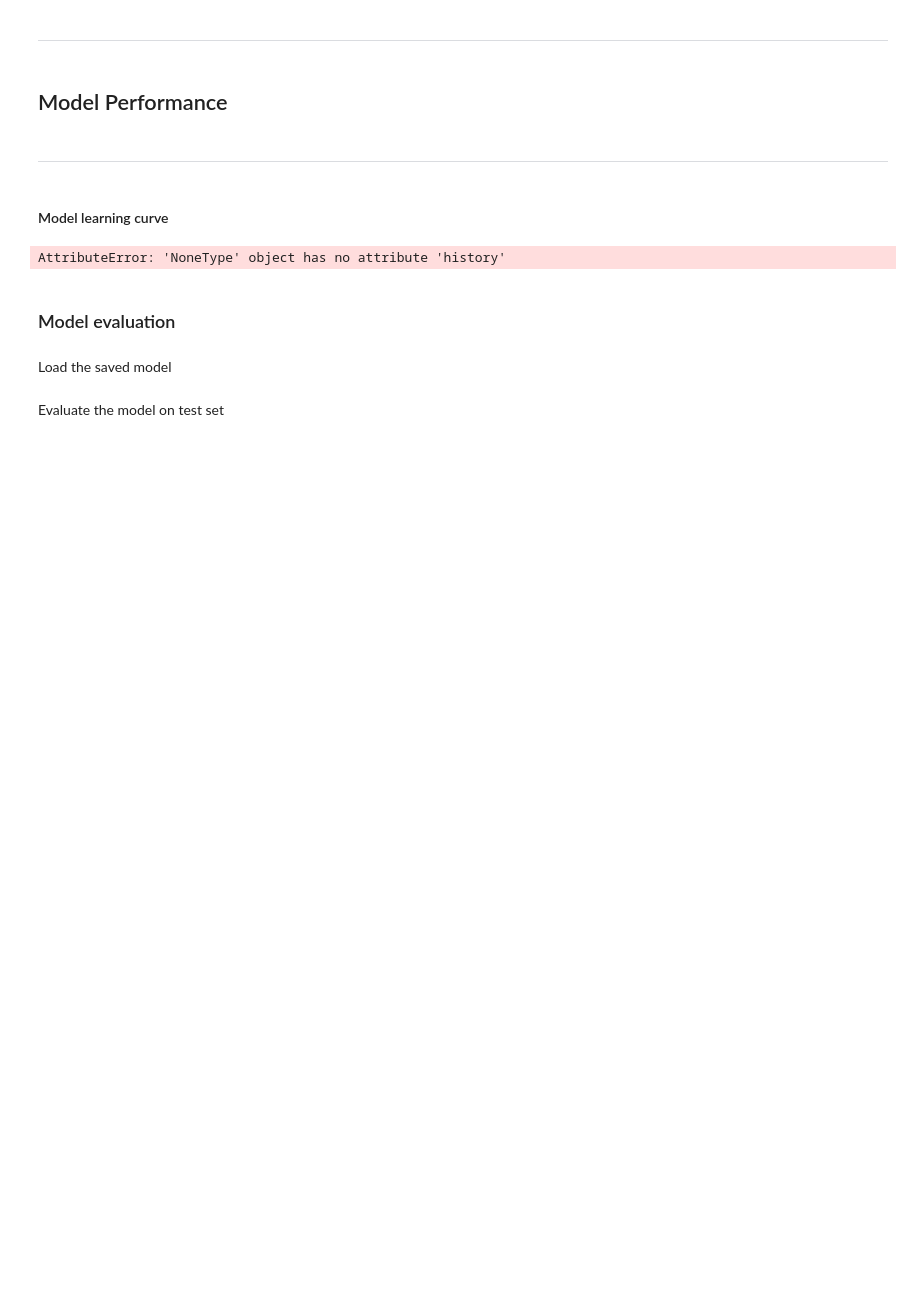
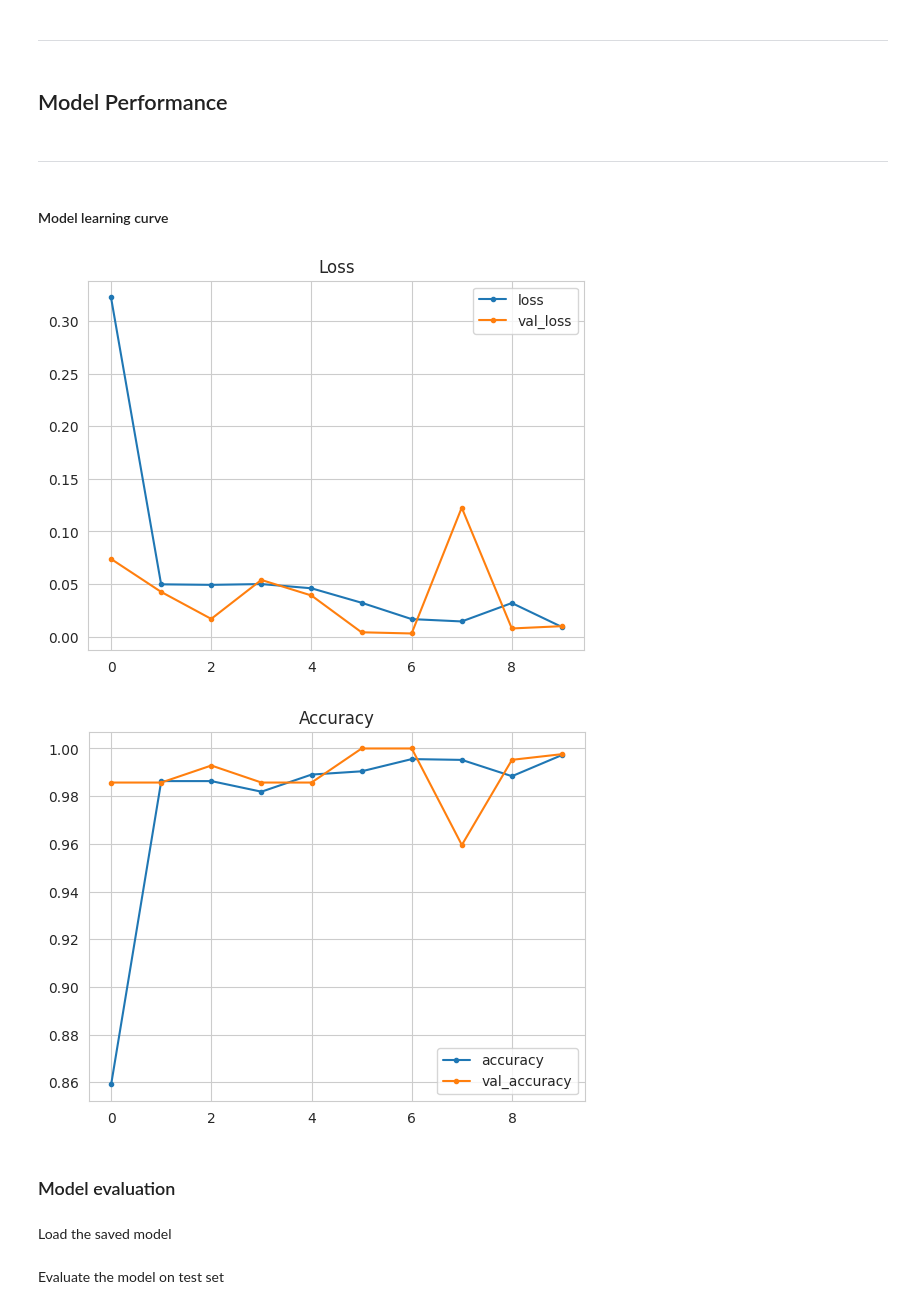
Before and after one commit to Renwar-P/cherry-leaves, a Jupyter notebook: jupyter_notebooks/Modelling and Evaluating.ipynb, the cells around one changed output. Drawn from its saved outputs; the diff is of its cells as text; code cells hidden in the pictures; blank space fills up the shorter version.

```diff
--- a/jupyter_notebooks/Modelling and Evaluating.ipynb
+++ b/jupyter_notebooks/Modelling and Evaluating.ipynb
@@ -357,24 +365,24 @@ INFO:tensorflow:Assets written to: outputs/v1/cherry-leaves-model-h2/assets
 # %% [markdown]
 #### Model learning curve
 # %%
-model = create_tf_model()
 losses = pd.DataFrame(model.history.history)
 
-sns.set_style("darkgrid")
+sns.set_style("whitegrid")
 losses[['loss', 'val_loss']].plot(style='.-')
 plt.title("Loss")
 plt.savefig(f'{file_path}/model_training_losses.png',
             bbox_inches='tight', dpi=150)
 plt.show()
 
 print("\n")
 losses[['accuracy', 'val_accuracy']].plot(style='.-')
 plt.title("Accuracy")
 plt.savefig(f'{file_path}/model_training_acc.png',
             bbox_inches='tight', dpi=150)
 plt.show()
 # %% [output]
-AttributeError: 'NoneType' object has no attribute 'history'
+[figure, added]
+[figure, added]
 # %% [markdown]
 ### Model evaluation
 # %% [markdown]
```
Also changed, not shown: parts of 23 cells of this notebook, 12 other files.
